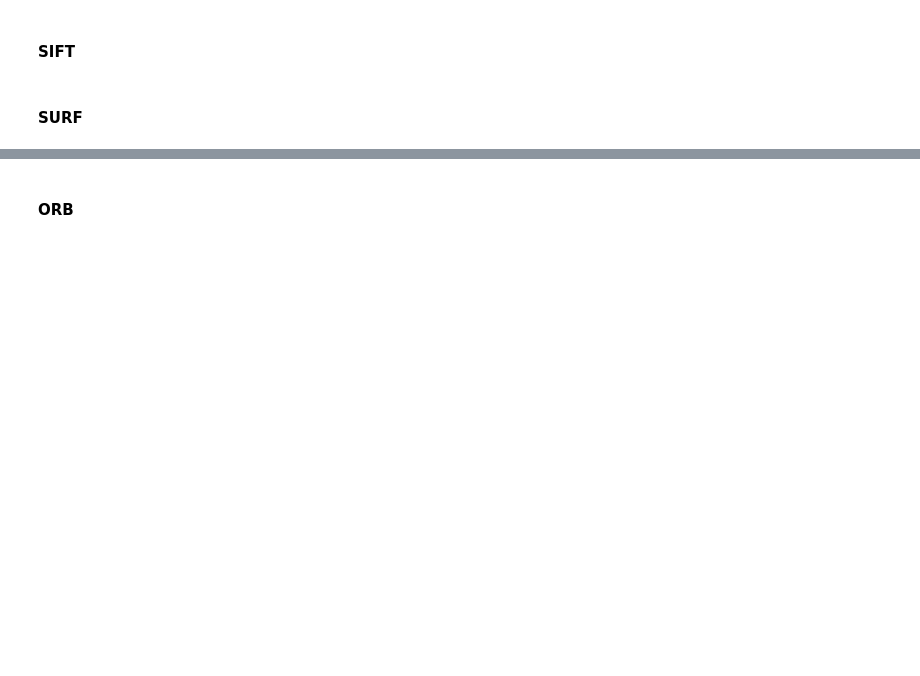
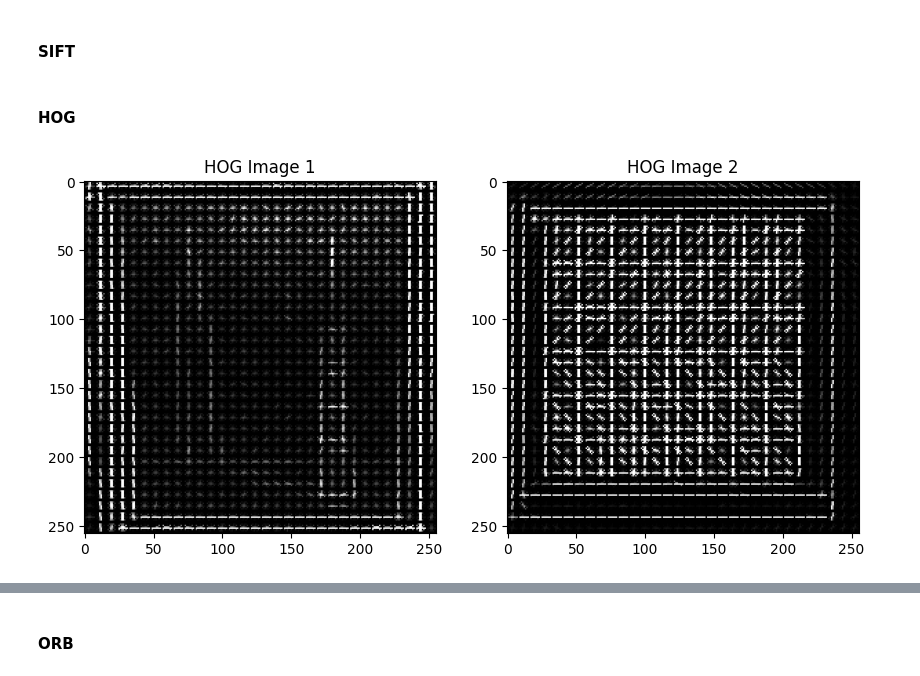
Before and after one commit to MCV-2024-C1-Project/Team5, a Jupyter notebook: week4/week4.ipynb, the cells around one changed output, grey strips where cells are left out. Drawn from its saved outputs; the diff is of its cells as text; code cells hidden in the pictures; blank space fills up the shorter version.

```diff
--- a/week4/week4.ipynb
+++ b/week4/week4.ipynb
@@ -136,3 +130,3 @@ img3 = cv.drawMatches(img1,kp1,img2,kp2,matches[:10],None,flags=cv.DrawMatchesFl
 plt.imshow(img3),plt.show()
 # %% [markdown]
-#### SURF
+#### HOG
@@ -145,0 +133,28 @@ def surf_descriptor(image, params={}):
+# %%
+from skimage.feature import hog
+from skimage import exposure
+
+image = cv2.imread(f'{DATA_DIRECTORY}/qsd1_w4/00000.jpg')
+image1 = cv2.imread(f'{DATA_DIRECTORY}/qsd1_w4/00001.jpg')
+
+# Convertir a escala de grises
+image = cv2.cvtColor(image, cv2.COLOR_BGR2GRAY)
+image1 = cv2.cvtColor(image1, cv2.COLOR_BGR2GRAY)
+
+image = cv2.resize(image, (256, 256))
+image1 = cv2.resize(image1, (256, 256))
+# %%
+fd1, hog_image = hog(image, pixels_per_cell=(8, 8), cells_per_block=(2, 2), visualize=True)
+fd2, hog_image1 = hog(image1, pixels_per_cell=(8, 8), cells_per_block=(2, 2), visualize=True)
+# %%
+hog_image = exposure.rescale_intensity(hog_image, in_range=(0, 10))
+hog_image1 = exposure.rescale_intensity(hog_image1, in_range=(0, 10))
+
+fig, (ax1, ax2) = plt.subplots(1, 2, figsize=(10, 5))
+ax1.imshow(hog_image, cmap='gray')
+ax1.set_title('HOG Image 1')
+ax2.imshow(hog_image1, cmap='gray')
+ax2.set_title('HOG Image 2')
+plt.show()
+# %% [output]
+[figure, added]
```
Also changed, not shown: parts of 15 cells of this notebook.
